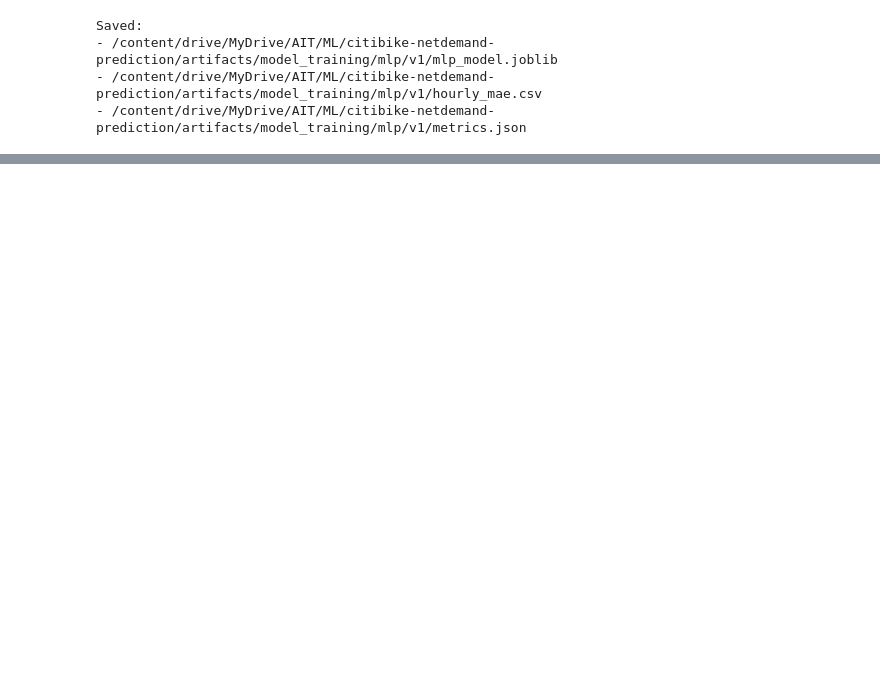
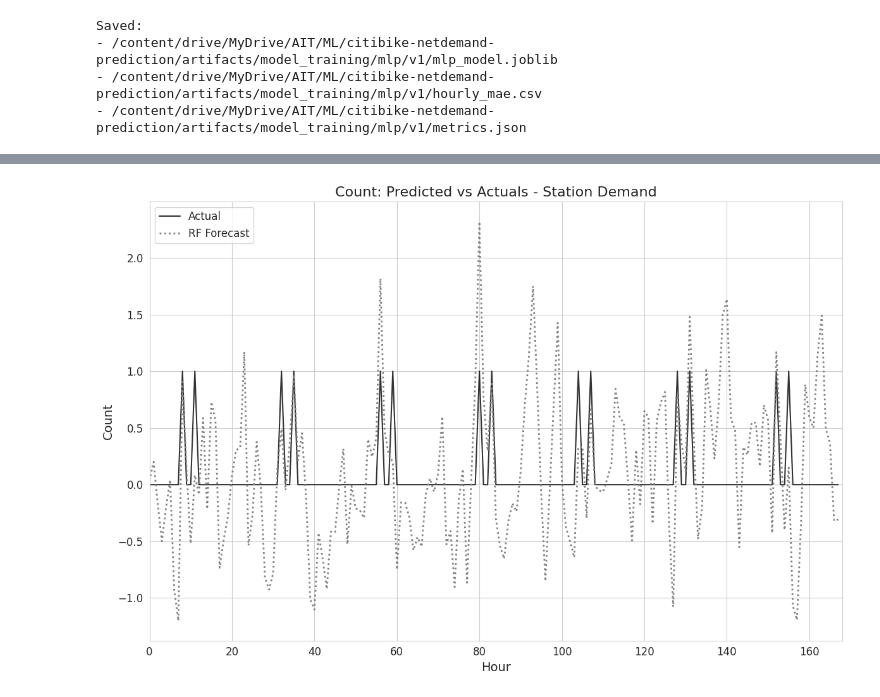
Before and after one commit to thet-htun-swe/SPATIO-TEMPORAL-DEMAND-FORECASTING-FOR-MICRO-MOBILITY-REBALANCING, a Jupyter notebook: notebooks/model_training/train_mlp_v1.ipynb, the cells around one changed output, grey strips where cells are left out. Drawn from its saved outputs; the diff is of its cells as text; code cells hidden in the pictures; blank space fills up the shorter version.

Commit message:
mlp without tune with report graphs

```diff
--- a/notebooks/model_training/train_mlp_v1.ipynb
+++ b/notebooks/model_training/train_mlp_v1.ipynb
@@ -229,0 +296,50 @@ Saved:
+# %%
+import matplotlib.pyplot as plt
+import numpy as np
+import joblib
+
+# 1. Load your model and get predictions
+# loaded_model = joblib.load(model_path)
+train_pred = loaded_model.predict(X_train)
+
+# 2. Prepare the data
+# We sample a window of time to match the ~175 hour window in your image
+# Assuming your X_test is sorted chronologically
+plot_window = 168  # one week of hourly data
+
+y_actual_slice = y_test.values[:plot_window]
+y_rf_slice = train_pred[:plot_window]
+hours = np.arange(len(y_actual_slice))
+
+# 3. Plotting with the specific styling from your image
+plt.figure(figsize=(12, 8))
+
+# Actual Demand - Solid thick line
+plt.plot(hours, y_actual_slice,
+         label='Actual',
+         color='black',
+         linewidth=1.5,
+         alpha=0.8)
+
+# RF Forecast - Dotted line (matching the image)
+plt.plot(hours, y_rf_slice,
+         label='RF Forecast',
+         color='gray',
+         linestyle=':',
+         linewidth=2)
+
+# Styling to match the uploaded image
+plt.title('Count: Predicted vs Actuals - Station Demand', fontsize=16)
+plt.xlabel('Hour', fontsize=14)
+plt.ylabel('Count', fontsize=14)
+plt.legend(loc='upper left', frameon=True, fontsize=12)
+
+# Adjust ticks and grid
+plt.xticks(fontsize=12)
+plt.yticks(fontsize=12)
+plt.xlim(0, plot_window)
+
+plt.tight_layout()
+plt.show()
+# %% [output]
+[figure, added]
```
Also changed, not shown: parts of 5 cells of this notebook.
